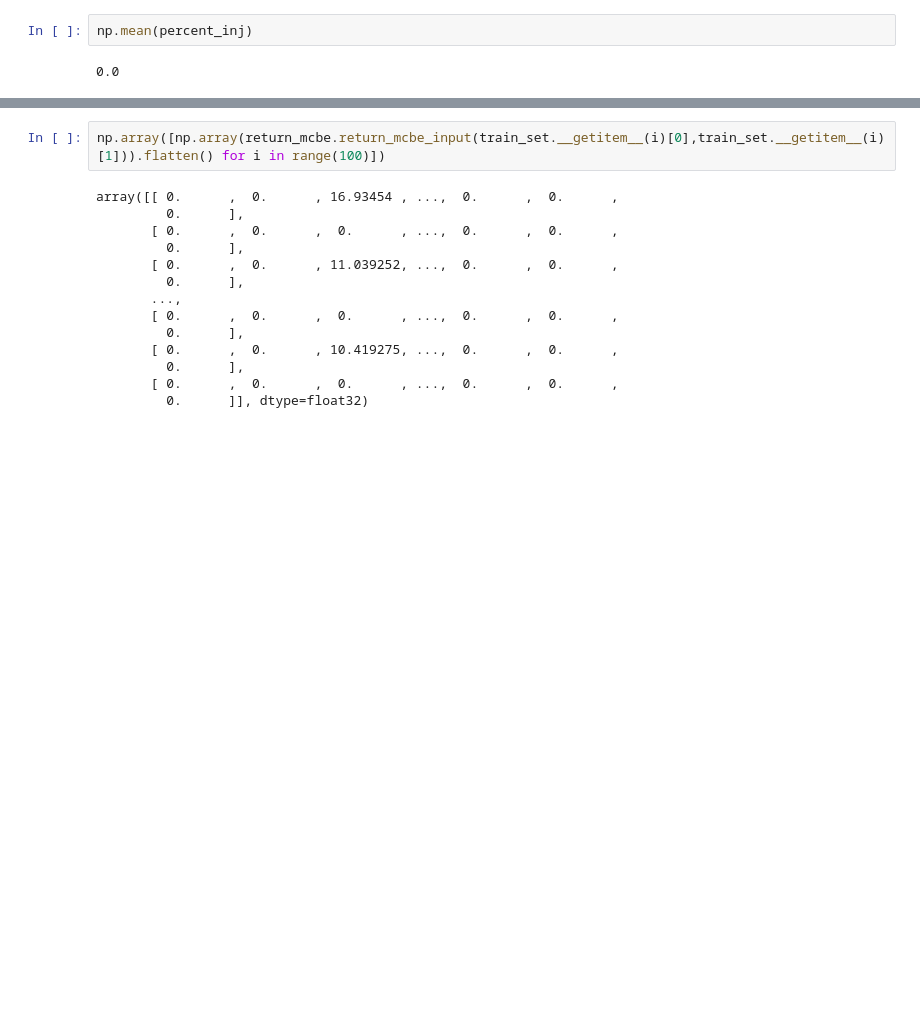
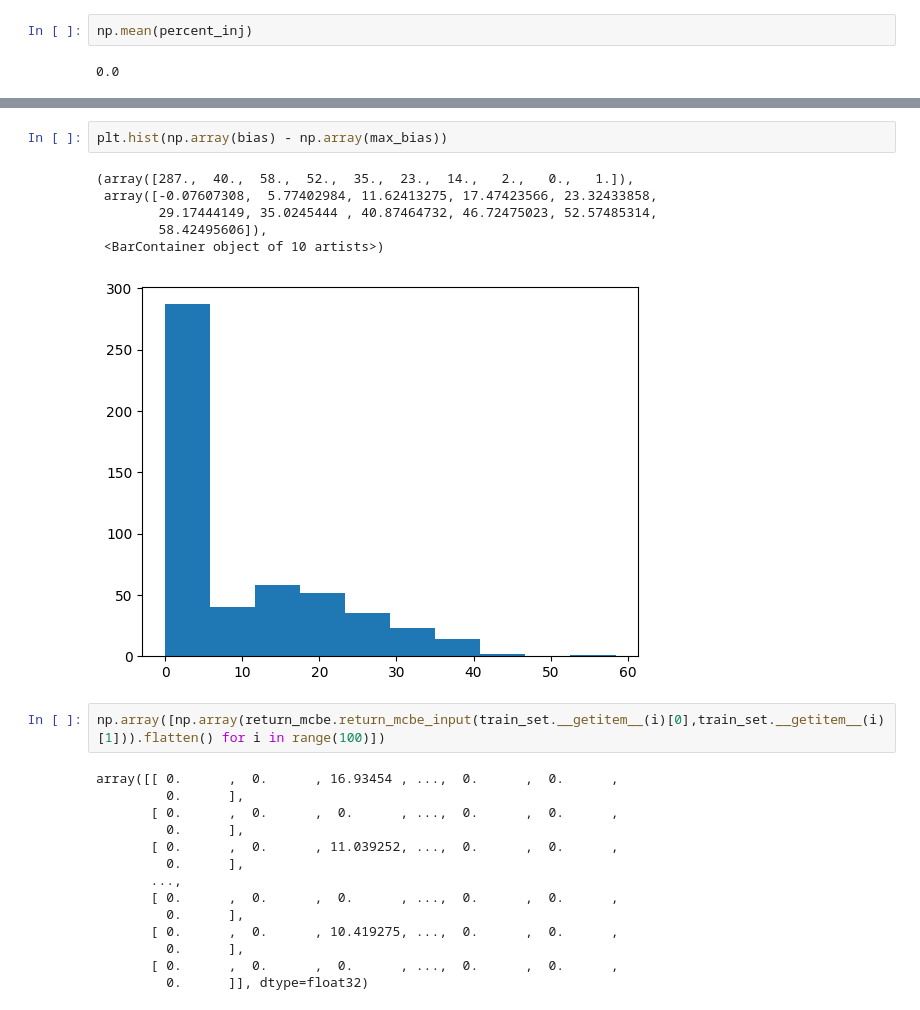
Before and after one commit to HannahEckert/cifar10-pytorch, a Jupyter notebook: reconstruction.ipynb, the cells around one changed output, grey strips where cells are left out. Drawn from its saved outputs; the diff is of its cells as text; blank space fills up the shorter version.

```diff
--- a/reconstruction.ipynb
+++ b/reconstruction.ipynb
@@ -252,3 +269,12 @@ np.mean(percent_inj)
+# %%
+plt.hist(np.array(bias) - np.array(max_bias))
+# %% [output]
+(array([287.,  40.,  58.,  52.,  35.,  23.,  14.,   2.,   0.,   1.]),
+ array([-0.07607308,  5.77402984, 11.62413275, 17.47423566, 23.32433858,
+        29.17444149, 35.0245444 , 40.87464732, 46.72475023, 52.57485314,
+        58.42495606]),
+ <BarContainer object of 10 artists>)
+[figure, added]
 # %%
 np.array([np.array(return_mcbe.return_mcbe_input(train_set.__getitem__(i)[0],train_set.__getitem__(i)[1])).flatten() for i in range(100)])
 # %% [output]
```
Also changed, not shown: parts of 17 cells of this notebook, 1 other file.
